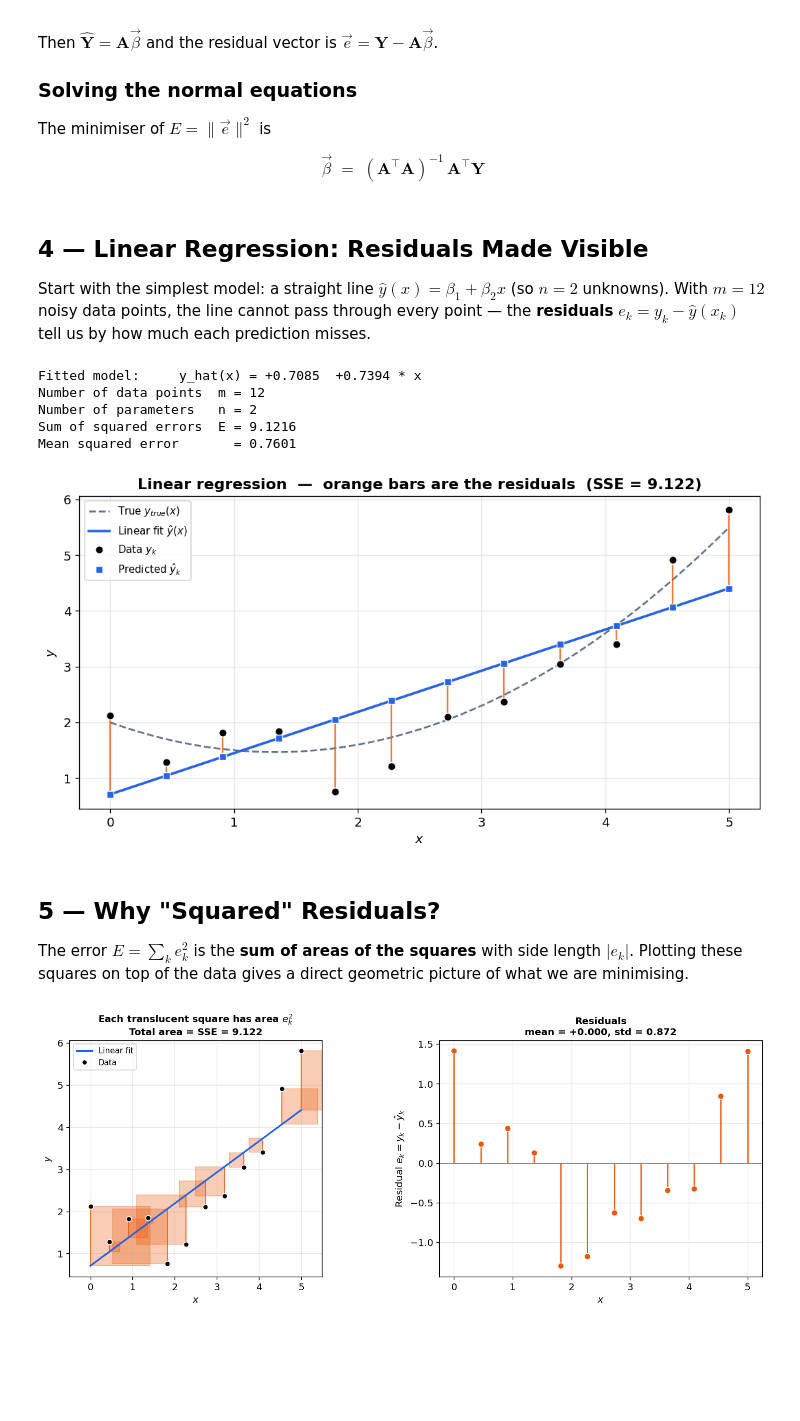
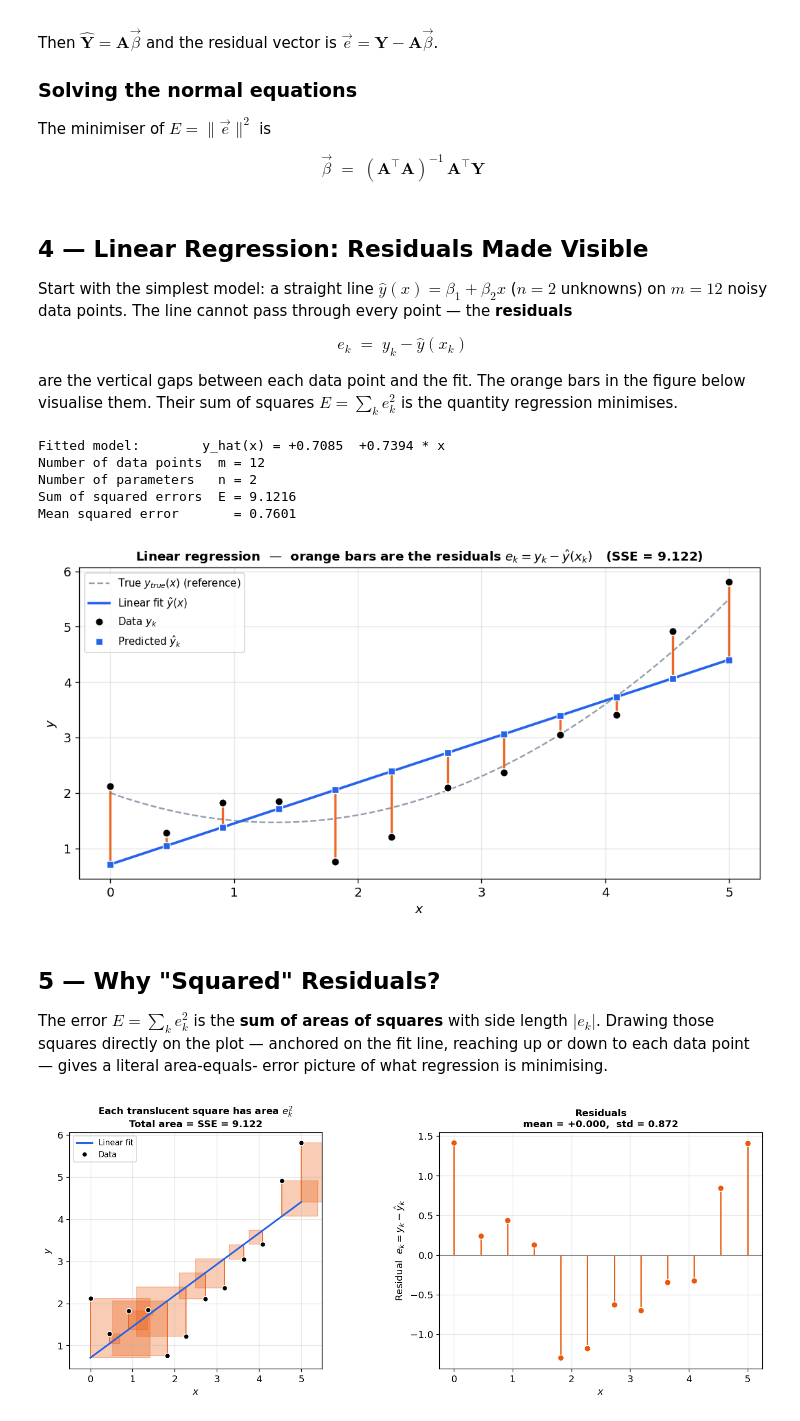
Before and after one commit to Leibniz-IWT/ellendt-teaching, a Jupyter notebook: Numerical Methods for Process Engineers/04-Interpolation and Regression/regression.ipynb, the cells around one changed output. Cells and saved outputs as stored; diff of their text form; code cells hidden in the pictures; blank space fills up the shorter version.

```diff
--- a/Numerical Methods for Process Engineers/04-Interpolation and Regression/regression.ipynb
+++ b/Numerical Methods for Process Engineers/04-Interpolation and Regression/regression.ipynb
@@ -142,49 +144,59 @@ def evaluate_model(A, beta):
 ## 4 — Linear Regression: Residuals Made Visible
 
 Start with the simplest model: a straight line $\hat{y}(x) = \beta_1 + \beta_2 x$
-(so $n = 2$ unknowns). With $m = 12$ noisy data points, the line cannot pass
-through every point — the **residuals** $e_k = y_k - \hat{y}(x_k)$ tell us by
-how much each prediction misses.
+($n = 2$ unknowns) on $m = 12$ noisy data points. The line cannot pass
+through every point — the **residuals**
+
+$$
+e_k \;=\; y_k - \hat{y}(x_k)
+$$
+
+are the vertical gaps between each data point and the fit. The orange bars
+in the figure below visualise them. Their sum of squares
+$E = \sum_k e_k^2$ is the quantity regression minimises.
 # %%
-# Linear fit: 2 parameters, 12 data points  ->  10 degrees of freedom remain
+# Linear fit:  n = 2 parameters,  m = 12 data points
 A = design_matrix_polynomial(x_data, degree=1)
 beta = least_squares_fit(A, y_data)
 y_hat = evaluate_model(A, beta)
+
+# Residuals: the gap from each data point down (or up) to the fit
 residuals = y_data - y_hat
 SSE = np.sum(residuals ** 2)
 
-print(f"Fitted model:     y_hat(x) = {beta[0]:+.4f}  {beta[1]:+.4f} * x")
+print(f"Fitted model:        y_hat(x) = {beta[0]:+.4f}  {beta[1]:+.4f} * x")
 print(f"Number of data points  m = {len(x_data)}")
 print(f"Number of parameters   n = {len(beta)}")
 print(f"Sum of squared errors  E = {SSE:.4f}")
 print(f"Mean squared error       = {SSE / len(x_data):.4f}")
 
-# Plot data, fit, and residuals as vertical lines
+# Plot
 x_fine = np.linspace(0, 5, 200)
 A_fine = design_matrix_polynomial(x_fine, degree=1)
 y_fine = evaluate_model(A_fine, beta)
 
 fig, ax = plt.subplots(figsize=(9, 4.8))
-ax.plot(x_fine, true_function(x_fine), color=COLORS[1], lw=1.6,
-        ls="--", label="True $y_{true}(x)$", zorder=2)
+ax.plot(x_fine, true_function(x_fine), color=COLORS[1], lw=1.4,
+        ls="--", label=r"True $y_{true}(x)$ (reference)", zorder=2, alpha=0.7)
 ax.plot(x_fine, y_fine, color=COLORS[3], lw=2.2,
         label=r"Linear fit $\hat{y}(x)$", zorder=3)
 
-# Residuals as vertical lines
+# Bars: from each data point to the fit line at the same x
 for xk, yk, yh in zip(x_data, y_data, y_hat):
-    ax.plot([xk, xk], [yk, yh], color=COLORS[4], lw=1.4, alpha=0.8, zorder=4)
+    ax.plot([xk, xk], [yk, yh], color=COLORS[4], lw=2.0, alpha=0.9, zorder=4)
 
 ax.plot(x_data, y_data, "o", color="black", markersize=7,
         markeredgecolor="white", markeredgewidth=1.0,
-        label="Data $y_k$", zorder=5)
+        label=r"Data $y_k$", zorder=5)
 ax.plot(x_data, y_hat, "s", color=COLORS[3], markersize=6,
         markeredgecolor="white", markeredgewidth=0.8,
         label=r"Predicted $\hat{y}_k$", zorder=5)
 
 ax.set_xlabel("$x$")
 ax.set_ylabel("$y$")
-ax.set_title(f"Linear regression  —  orange bars are the residuals  "
-             f"(SSE = {SSE:.3f})", fontweight="bold")
+ax.set_title(r"Linear regression  —  orange bars are the residuals $e_k = y_k - \hat{y}(x_k)$"
+             f"   (SSE = {SSE:.3f})",
+             fontweight="bold", fontsize=11)
 ax.legend(loc="upper left", fontsize=9)
 fig.tight_layout()
 plt.show()
@@ -193,14 +205,15 @@ Fitted model:     y_hat(x) = +0.7085  +0.7394 * x
 Number of data points  m = 12
 Number of parameters   n = 2
 Sum of squared errors  E = 9.1216
 Mean squared error       = 0.7601
-[figure, old version]
+[figure, new version]
 # %% [markdown]
 ## 5 — Why "Squared" Residuals?
 
-The error $E = \sum_k e_k^2$ is the **sum of areas of the squares** with side
-length $|e_k|$. Plotting these squares on top of the data gives a
-direct geometric picture of what we are minimising.
+The error $E = \sum_k e_k^2$ is the **sum of areas of squares** with side
+length $|e_k|$. Drawing those squares directly on the plot — anchored on the
+fit line, reaching up or down to each data point — gives a literal area-equals-
+error picture of what regression is minimising.
 # %%
 # Reuse the linear fit from Section 4
 fig, axes = plt.subplots(1, 2, figsize=(13, 5),
```
Also changed, not shown: parts of 16 cells of this notebook, 9 other files.
